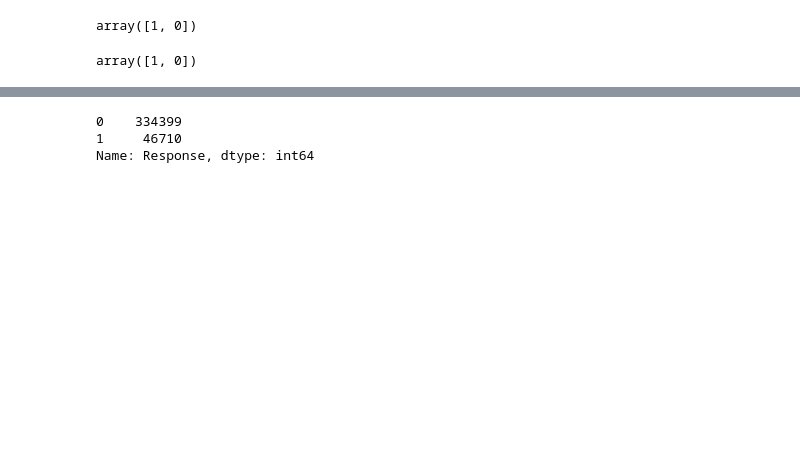
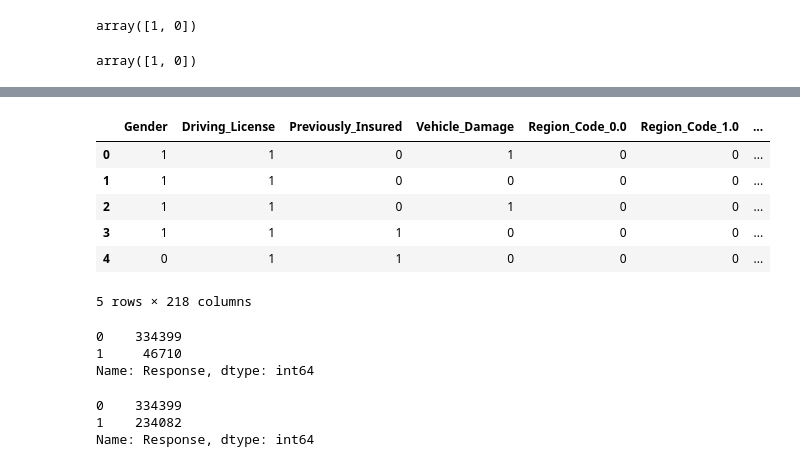
Before and after one commit to gouthamreddy97/health_insurance, a Jupyter notebook: health_insurance.ipynb, the cells around one changed output, grey strips where cells are left out. Drawn from its saved outputs; the diff is of its cells as text; code cells hidden in the pictures; blank space fills up the shorter version.

```diff
--- a/health_insurance.ipynb
+++ b/health_insurance.ipynb
@@ -207,3 +246,6 @@ print(Y.shape)
+# %%
+X = X.drop('id', axis=1)
+df_test = df_test.drop('id', axis=1)
 # %%
 sns.countplot(x=Y)
 # %% [output]
@@ -215,7 +257,7 @@ scaler = StandardScaler()
 scaler.fit(X[['Age', 'Annual_Premium', 'Vintage']])
 scaled_data = scaler.transform(X[['Age', 'Annual_Premium', 'Vintage']])
 df_scaled = pd.DataFrame(data=scaled_data, columns=['Age', 'Annual_Premium', 'Vintage'])
-df.drop(['Age', 'Annual_Premium', 'Vintage'], axis=1, inplace=True)
+X.drop(['Age', 'Annual_Premium', 'Vintage'], axis=1, inplace=True)
 df.reset_index(drop=True, inplace=True)
 df_scaled.reset_index(drop=True, inplace=True)
-df_final = pd.concat([df, df_scaled], axis=1)
+df_final = pd.concat([X, df_scaled], axis=1)
@@ -225 +274,11 @@ y = df_final['Response']
+# %%
+df_final.head()
+# %% [output]
+|  | Gender | Driving_License | Previously_Insured | Vehicle_Damage | Region_Code_0.0 | Region_Code_1.0 | ... |
+| 0 | 1 | 1 | 0 | 1 | 0 | 0 | ... |
+| 1 | 1 | 1 | 0 | 0 | 0 | 0 | ... |
+| 2 | 1 | 1 | 0 | 1 | 0 | 0 | ... |
+| 3 | 1 | 1 | 1 | 0 | 0 | 0 | ... |
+| 4 | 0 | 1 | 1 | 0 | 0 | 0 | ... |
+5 rows × 218 columns
 # %%
@@ -245,0 +305,6 @@ score = cross_val_score(pipeline, X, y, cv=cv, scoring='roc_auc', n_jobs=-1, err
+# %%
+y_res.value_counts()
+# %% [output]
+0    334399
+1    234082
+Name: Response, dtype: int64
```
Also changed, not shown: parts of 49 cells of this notebook, 1 other file.
